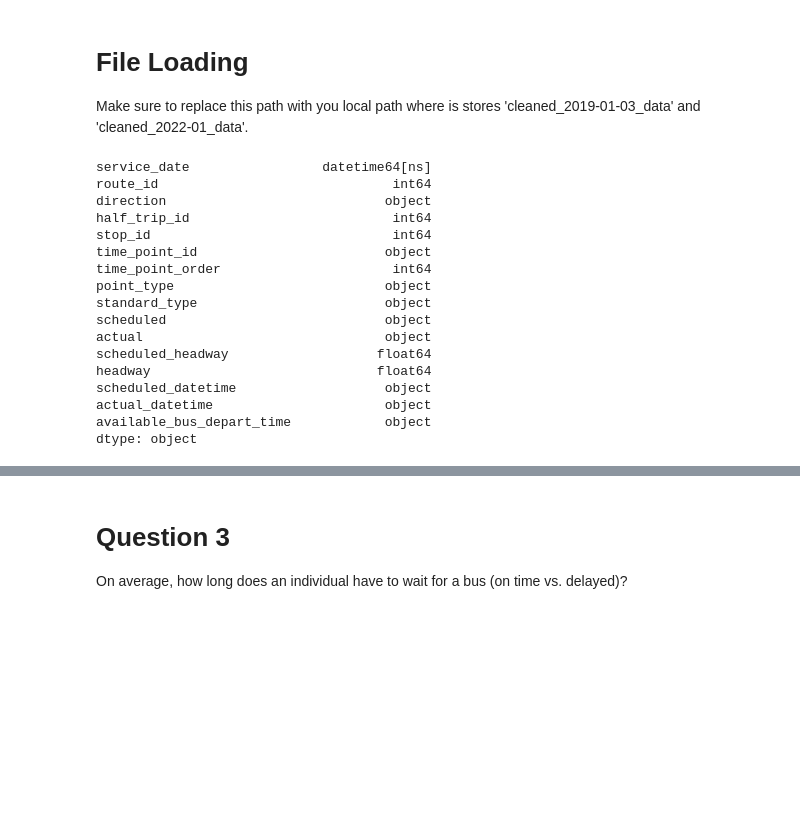
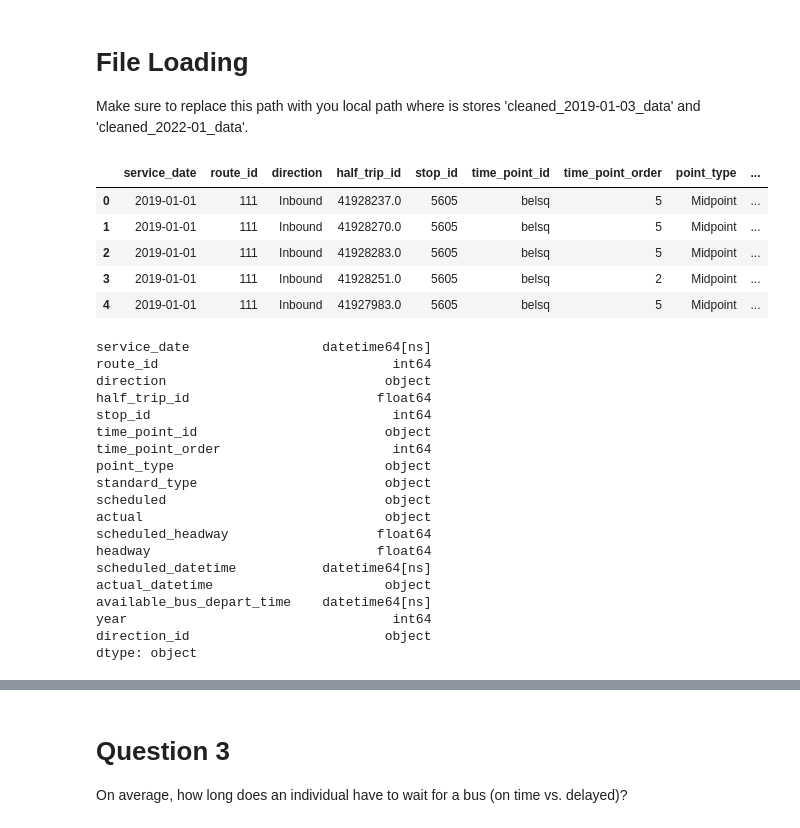
Before and after one commit to BU-Spark/ds-wgbh-bus-equity, a Jupyter notebook: notebooks/Preliminary Analysis on Base Questions 1.2.ipynb, the cells around one changed output, grey strips where cells are left out. Saved outputs shown, nothing was run; the diff lists cells and outputs as text; code cells hidden in the pictures; blank space fills up the shorter version.

```diff
--- a/notebooks/Preliminary Analysis on Base Questions 1.2.ipynb
+++ b/notebooks/Preliminary Analysis on Base Questions 1.2.ipynb
@@ -26,30 +26,10 @@ import matplotlib.pyplot as plt
 Make sure to replace this path with you local path where is stores 'cleaned_2019-01-03_data' and 'cleaned_2022-01_data'.
 # %%
 # Load datasets
-df_2019 = pd.read_csv('C:\\Users\\Huihao Xing\\Documents\\临时文件\\G1\\DS 701\\Project\\Dataset\\cleaned_2019-01-03_data.csv',
+df_2019 = pd.read_csv('...',
                       parse_dates = ['service_date'])
-df_2022 = pd.read_csv('C:\\Users\\Huihao Xing\\Documents\\临时文件\\G1\\DS 701\\Project\\Dataset\\cleaned_2022-01_data.csv',
+df_2022 = pd.read_csv('...',
                      parse_dates = ['service_date'])
-# %%
-print(df_2019.dtypes)
-# %% [output]
-service_date                 datetime64[ns]
-route_id                              int64
-direction                            object
-half_trip_id                          int64
-stop_id                               int64
-time_point_id                        object
-time_point_order                      int64
-point_type                           object
-standard_type                        object
-scheduled                            object
-actual                               object
-scheduled_headway                   float64
-headway                             float64
-scheduled_datetime                   object
-actual_datetime                      object
-available_bus_depart_time            object
-dtype: object
 # %%
 # Add a column indicating the data source year for differentiation
 df_2019['year'] = 2019
@@ -57,3 +37,12 @@ df_2022['year'] = 2022
 
 # Combine datasets
 df = pd.concat([df_2019, df_2022], ignore_index=True)
+# %%
+df.head()
+# %% [output]
+|  | service_date | route_id | direction | half_trip_id | stop_id | time_point_id | time_point_order | point_type | ... |
+| 0 | 2019-01-01 | 111 | Inbound | 41928237.0 | 5605 | belsq | 5 | Midpoint | ... |
+| 1 | 2019-01-01 | 111 | Inbound | 41928270.0 | 5605 | belsq | 5 | Midpoint | ... |
+| 2 | 2019-01-01 | 111 | Inbound | 41928283.0 | 5605 | belsq | 5 | Midpoint | ... |
+| 3 | 2019-01-01 | 111 | Inbound | 41928251.0 | 5605 | belsq | 2 | Midpoint | ... |
+| 4 | 2019-01-01 | 111 | Inbound | 41927983.0 | 5605 | belsq | 5 | Midpoint | ... |
@@ -59,0 +55,22 @@ df = pd.concat([df_2019, df_2022], ignore_index=True)
+# %%
+print(df.dtypes)
+# %% [output]
+service_date                 datetime64[ns]
+route_id                              int64
+direction                            object
+half_trip_id                        float64
+stop_id                               int64
+time_point_id                        object
+time_point_order                      int64
+point_type                           object
+standard_type                        object
+scheduled                            object
+actual                               object
+scheduled_headway                   float64
+headway                             float64
+scheduled_datetime           datetime64[ns]
+actual_datetime                      object
+available_bus_depart_time    datetime64[ns]
+year                                  int64
+direction_id                         object
+dtype: object
```
Also changed, not shown: parts of 13 cells of this notebook.
